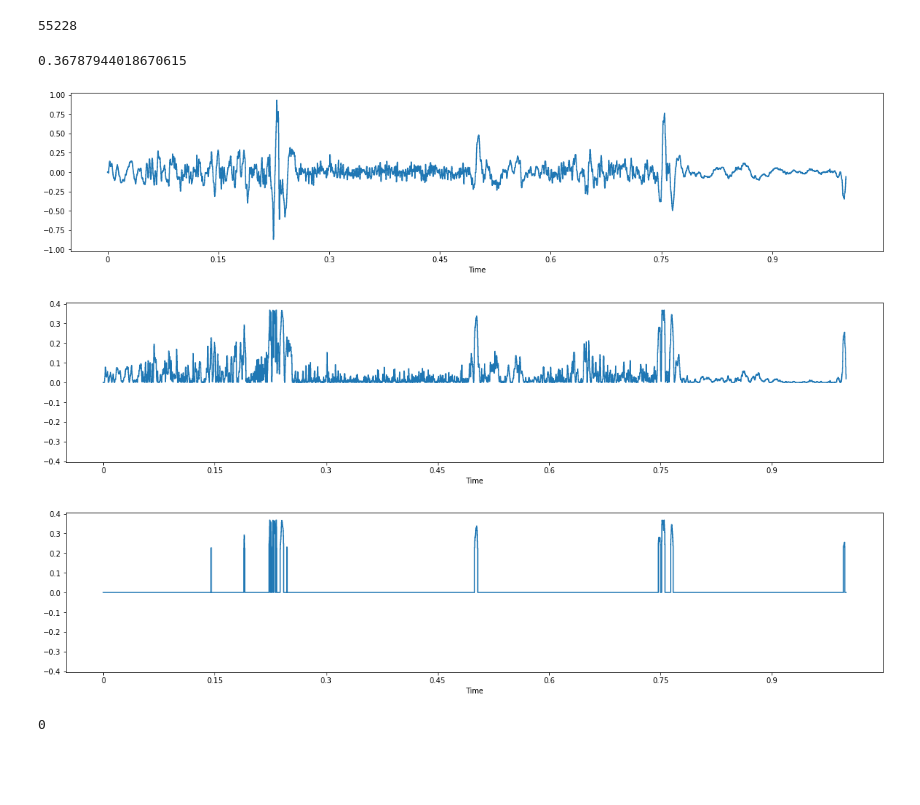
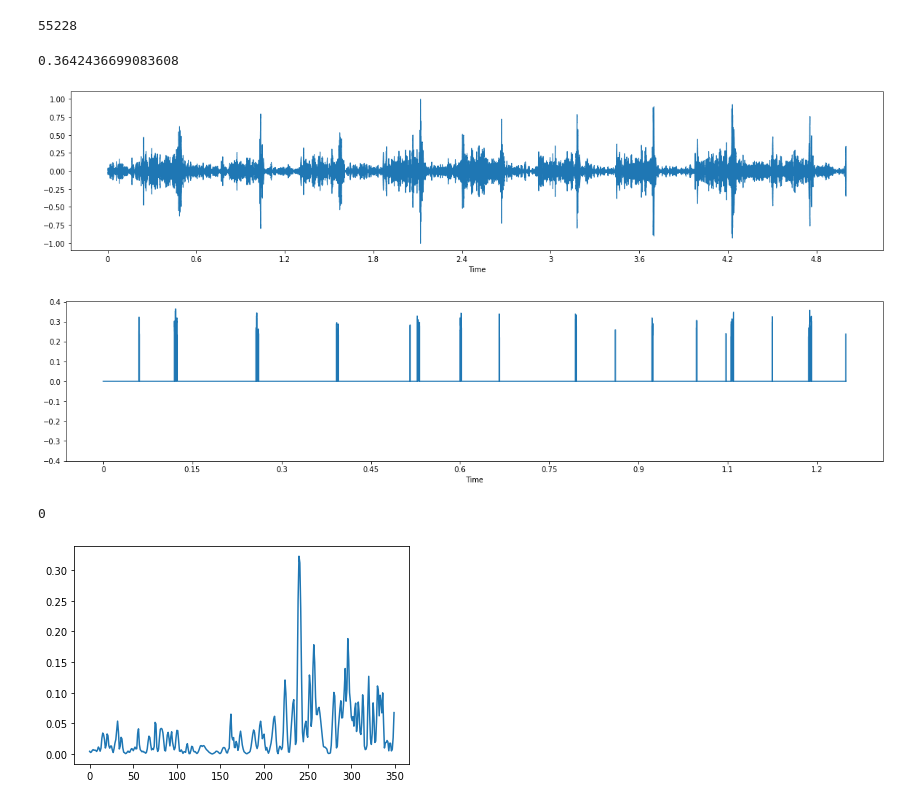
Before and after one commit to Mohamed-Ibrahim-01/heart-sound-classificatoin, a Jupyter notebook: shannon_segmentation.ipynb, the cells around one changed output. Cells and saved outputs as stored; diff of their text form; code cells hidden in the pictures; blank space fills up the shorter version.

```diff
--- a/shannon_segmentation.ipynb
+++ b/shannon_segmentation.ipynb
@@ -29,20 +29,22 @@ len(envelope)
 55227
 55228
 # %%
-sound = np.copy(org_sound[16000:20000])
+import matplotlib.pyplot as plt
+sound = np.copy(org_sound[0:20000])
 sound = utils.normalize(sound, mode="max")
 sound = utils.db6_wavelet_denoise(sound)
-envelope = segmentation.shannon_envelope(sound)
+envelope, esr = segmentation.framed_shannon_envelope(sound, sr=4000)
 th_envelope = segmentation.threshold_se(envelope,60)
 
 utils.plot_hs("", x=sound)
-utils.plot_hs("", x=envelope)
 utils.plot_hs("", x=th_envelope)
+windows = [i for i in range(len(envelope))]
+plt.plot(windows[0:350], envelope[0:350])
 
 print(len(envelope[envelope < 0]))
 # %% [output]
-0.36787944018670615
+0.3642436699083608
-[figure, old version]
+[figure, new version]
-[figure, old version]
+[figure, new version]
+0
-[figure, old version]
+[figure, new version]
-0
```
Also changed, not shown: 4 other files.
